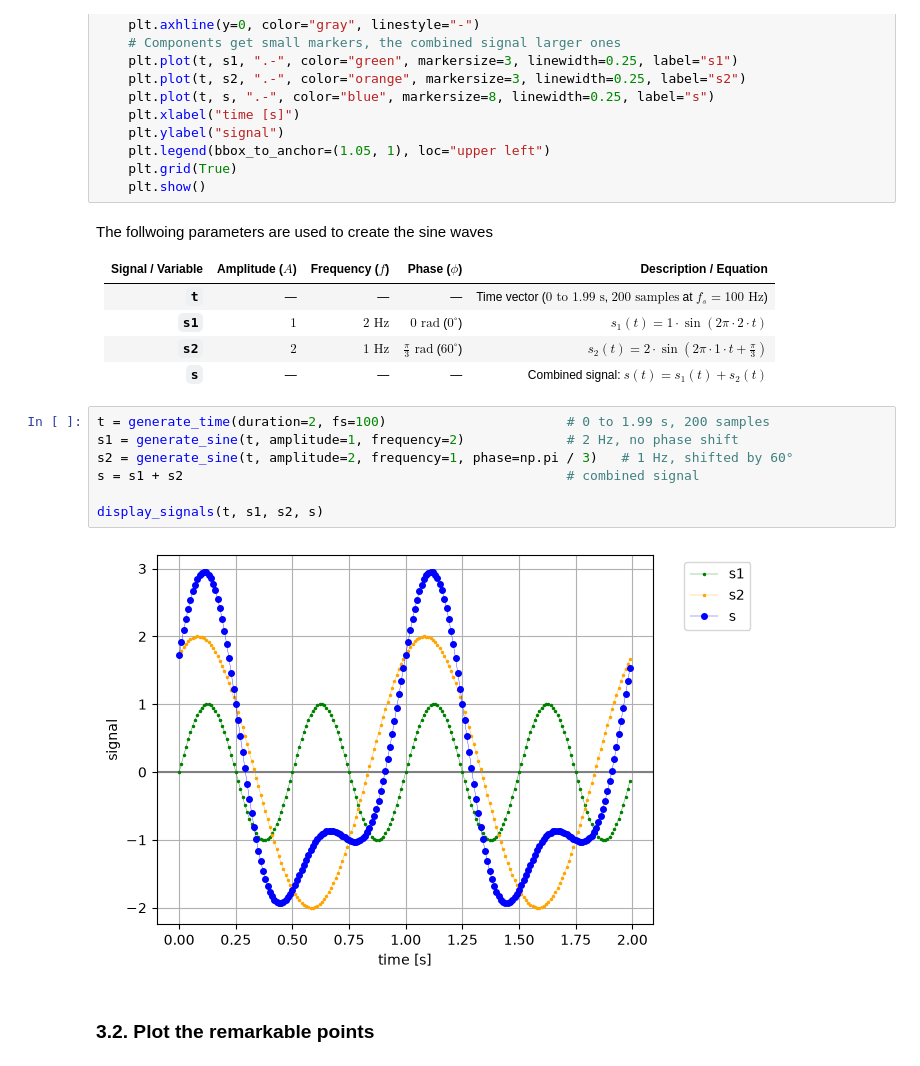
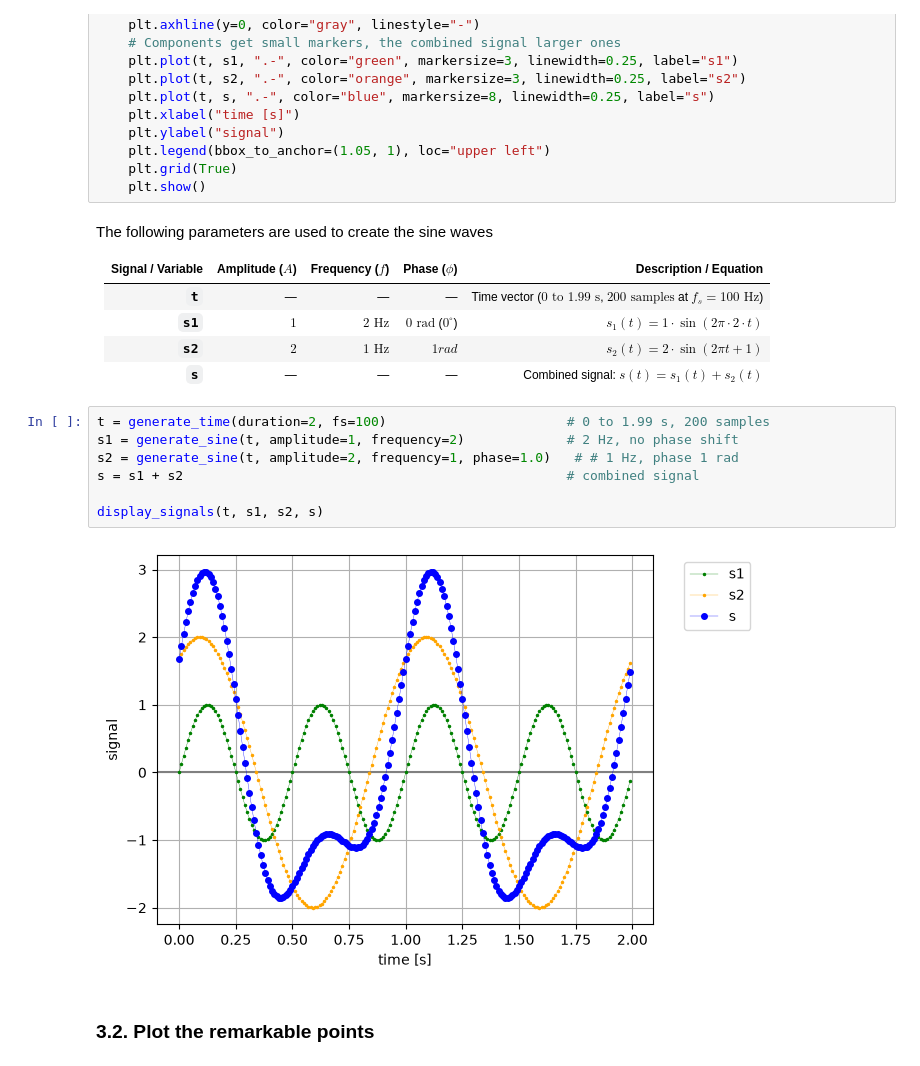
Before and after one commit to vidusha1234/IEAP-Series03-Python, a Jupyter notebook: Part 2 and 3.ipynb, the cells around one changed output. Cells and saved outputs as stored; diff of their text form.

```diff
--- a/Part 2 and 3.ipynb
+++ b/Part 2 and 3.ipynb
@@ -705,23 +706,23 @@ def display_signals(t: np.ndarray, s1: np.ndarray, s2: np.ndarray, s: np.ndarray
     plt.grid(True)
     plt.show()
 # %% [markdown]
-The follwoing parameters are used to create the sine waves
+The following parameters are used to create the sine waves
 
 | Signal / Variable | Amplitude ($A$) | Frequency ($f$) | Phase ($\phi$) | Description / Equation |
 | :--- | :--- | :--- | :--- | :--- |
 | **`t`** | — | — | — | Time vector ($0 \text{ to } 1.99\text{ s}$, $200\text{ samples}$ at $f_s = 100\text{ Hz}$) |
 | **`s1`** | $1$ | $2\text{ Hz}$ | $0\text{ rad}$ ($0^\circ$) | $s_1(t) = 1 \cdot \sin(2\pi \cdot 2 \cdot t)$ |
-| **`s2`** | $2$ | $1\text{ Hz}$ | $\frac{\pi}{3}\text{ rad}$ ($60^\circ$) | $s_2(t) = 2 \cdot \sin\left(2\pi \cdot 1 \cdot t + \frac{\pi}{3}\right)$ |
+| **`s2`** | $2$ | $1\text{ Hz}$ | $1 { rad}$  | $s_2(t) = 2 \cdot \sin(2\pi t + 1)$ |
 | **`s`** | — | — | — | Combined signal: $s(t) = s_1(t) + s_2(t)$ |
 # %%
 t = generate_time(duration=2, fs=100)                       # 0 to 1.99 s, 200 samples
 s1 = generate_sine(t, amplitude=1, frequency=2)             # 2 Hz, no phase shift
-s2 = generate_sine(t, amplitude=2, frequency=1, phase=np.pi / 3)   # 1 Hz, shifted by 60°
+s2 = generate_sine(t, amplitude=2, frequency=1, phase=1.0)   # # 1 Hz, phase 1 rad
 s = s1 + s2                                                 # combined signal
 
 display_signals(t, s1, s2, s)
 # %% [output]
-[figure, old version]
+[figure, new version]
 # %% [markdown]
 ### 3.2. Plot the remarkable points
 # %% [markdown]
```
Also changed, not shown: parts of 3 cells of this notebook.
